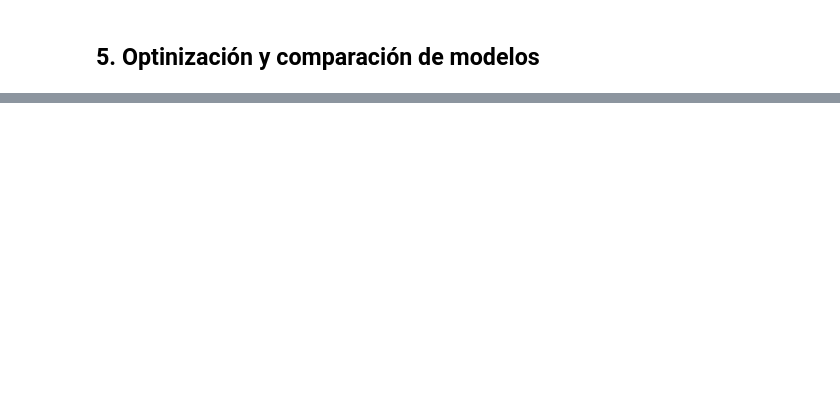
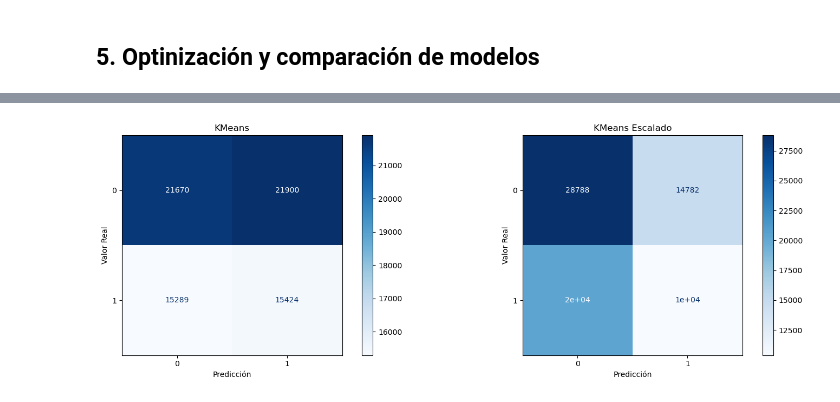
Before and after one commit to JosueRodriguezSams/RememberUs-Recuerdanos-, a Jupyter notebook: Analisis_predictivo_del_alzheimer.ipynb, the cells around one changed output, grey strips where cells are left out. Cells and saved outputs as stored; diff of their text form; code cells hidden in the pictures; blank space fills up the shorter version.

Commit message:
Matrices de confusion y sus metricas

```diff
--- a/Analisis_predictivo_del_alzheimer.ipynb
+++ b/Analisis_predictivo_del_alzheimer.ipynb
@@ -448,0 +493,18 @@ plt.show()
+# %%
+#Matriz de confusión modelos no supervisados
+fig, labels = plt.subplots(1, 2, figsize=(15, 5))
+disp = ConfusionMatrixDisplay(confusion_matrix(df['Alzheimer’s Diagnosis'], km), display_labels=["0", "1"])
+disp.plot(ax=labels[0], cmap='Blues')
+disp.ax_.set_title("KMeans")
+disp.ax_.set_xlabel("Predicción")
+disp.ax_.set_ylabel("Valor Real")
+
+disp = ConfusionMatrixDisplay(confusion_matrix(df['Alzheimer’s Diagnosis'], km_scaled), display_labels=["0", "1"])
+disp.plot(ax=labels[1], cmap='Blues')
+disp.ax_.set_title("KMeans Escalado")
+disp.ax_.set_xlabel("Predicción")
+disp.ax_.set_ylabel("Valor Real")
+plt.tight_layout()
+plt.show()
+# %% [output]
+[figure, added]
```
Also changed, not shown: parts of 5 cells of this notebook.
